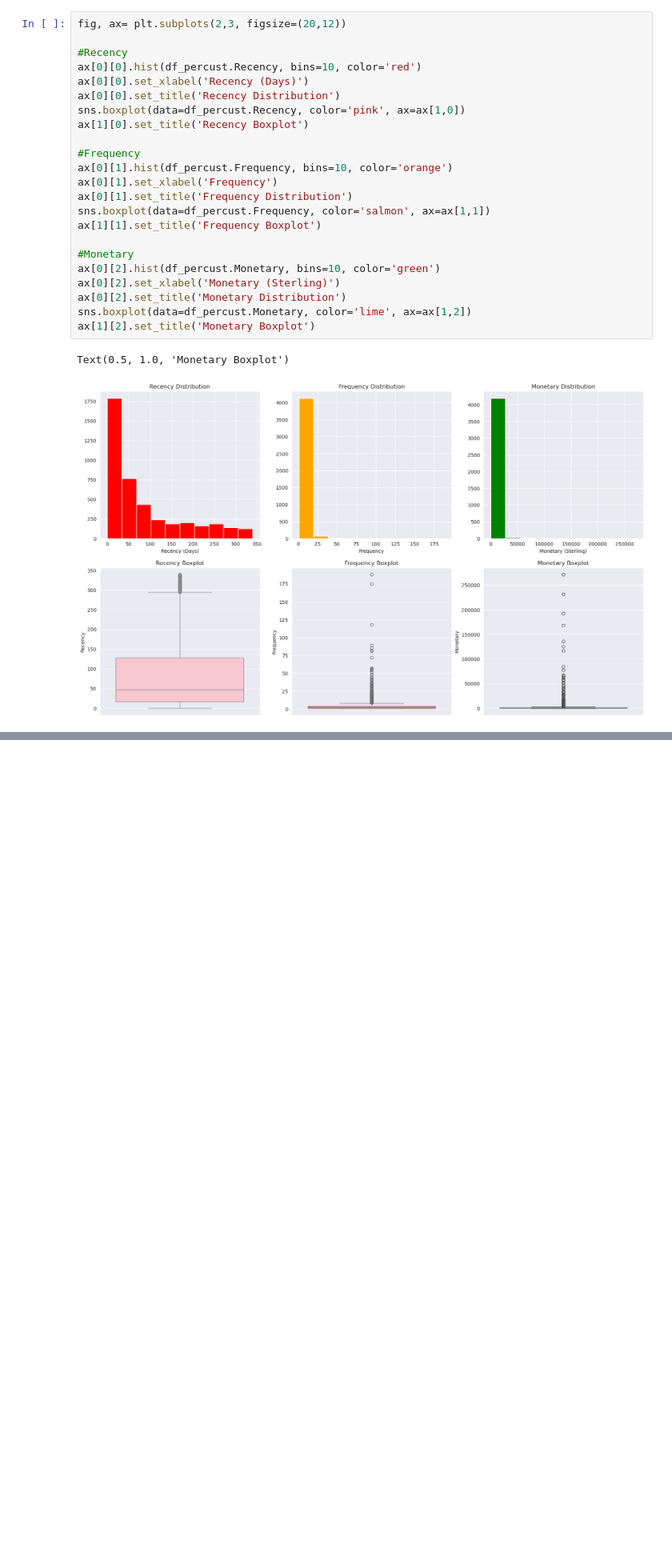
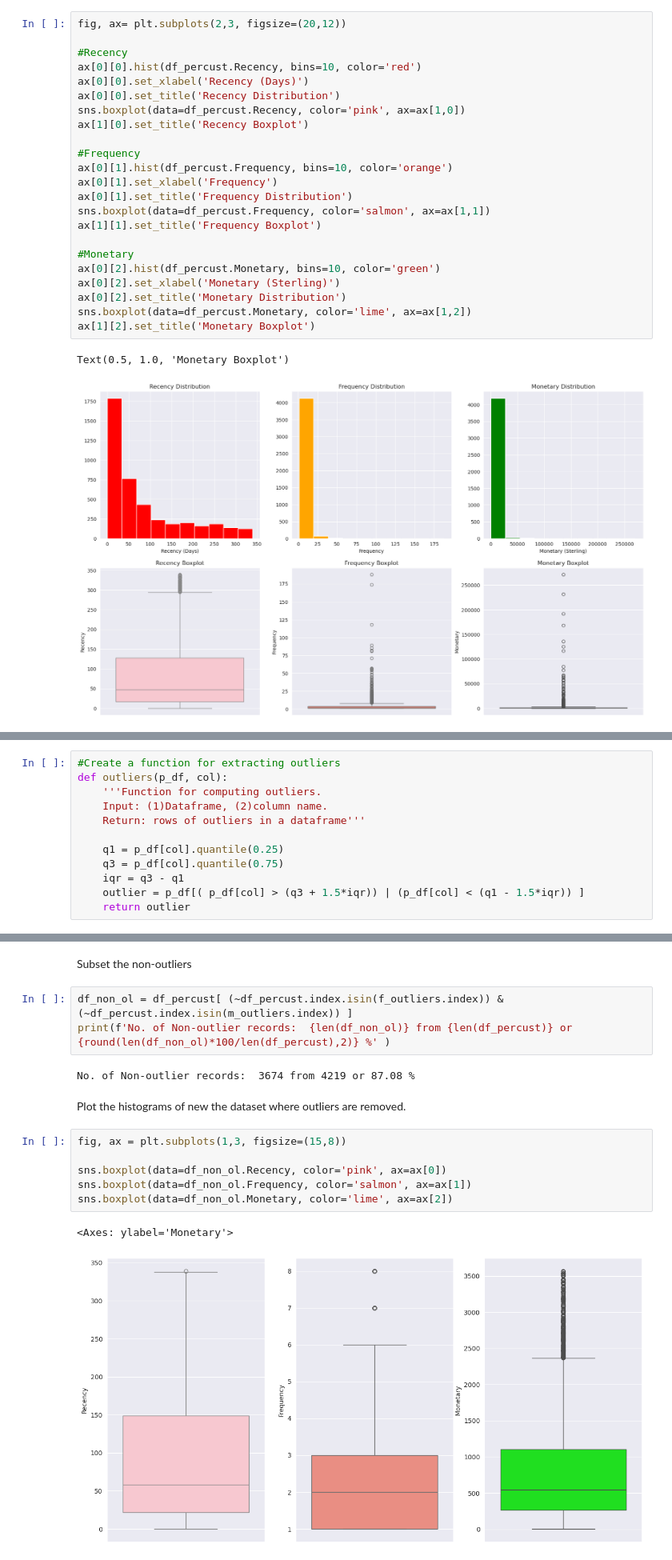
Before and after one commit to ds-edu/DataScienceCapstone_OnlineRetail, a Jupyter notebook: notebooks/ExploratoryDataAnalysis.ipynb, the cells around one changed output, grey strips where cells are left out. Shown at 80% size. Drawn from its saved outputs; the diff is of its cells as text; blank space fills up the shorter version.

```diff
--- a/notebooks/ExploratoryDataAnalysis.ipynb
+++ b/notebooks/ExploratoryDataAnalysis.ipynb
@@ -248,0 +314,12 @@ Text(0.5, 1.0, 'Monetary Boxplot')
+# %%
+#Create a function for extracting outliers
+def outliers(p_df, col):
+    '''Function for computing outliers.
+    Input: (1)Dataframe, (2)column name.
+    Return: rows of outliers in a dataframe'''
+
+    q1 = p_df[col].quantile(0.25)
+    q3 = p_df[col].quantile(0.75)
+    iqr = q3 - q1
+    outlier = p_df[( p_df[col] > (q3 + 1.5*iqr)) | (p_df[col] < (q1 - 1.5*iqr)) ]
+    return outlier
@@ -249 +358,19 @@ Text(0.5, 1.0, 'Monetary Boxplot')
+# %% [markdown]
+Subset the non-outliers
+# %%
+df_non_ol = df_percust[ (~df_percust.index.isin(f_outliers.index)) &  (~df_percust.index.isin(m_outliers.index)) ]
+print(f'No. of Non-outlier records:  {len(df_non_ol)} from {len(df_percust)} or {round(len(df_non_ol)*100/len(df_percust),2)} %' )
+# %% [output]
+No. of Non-outlier records:  3674 from 4219 or 87.08 %
+# %% [markdown]
+Plot the histograms of new the dataset where outliers are removed.
+# %%
+fig, ax = plt.subplots(1,3, figsize=(15,8))
+
+sns.boxplot(data=df_non_ol.Recency, color='pink', ax=ax[0])
+sns.boxplot(data=df_non_ol.Frequency, color='salmon', ax=ax[1])
+sns.boxplot(data=df_non_ol.Monetary, color='lime', ax=ax[2])
+# %% [output]
+<Axes: ylabel='Monetary'>
+[figure, added]
 # %% [markdown]
```
Also changed, not shown: parts of 56 cells of this notebook, 7 other files.
